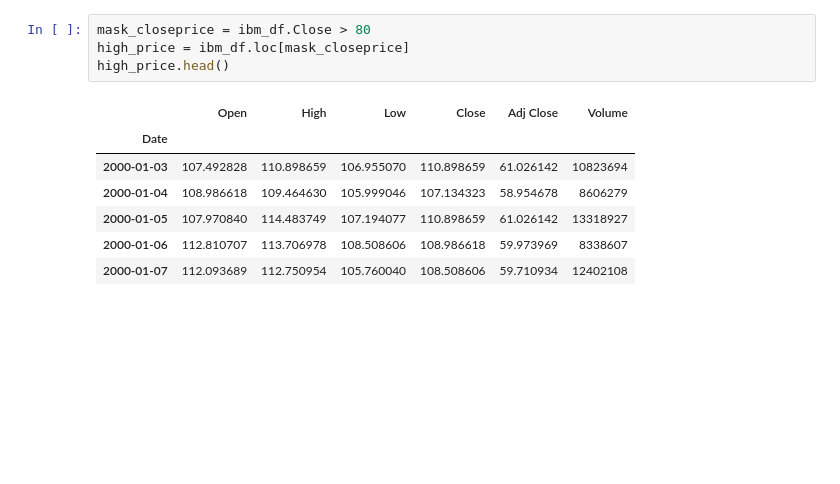
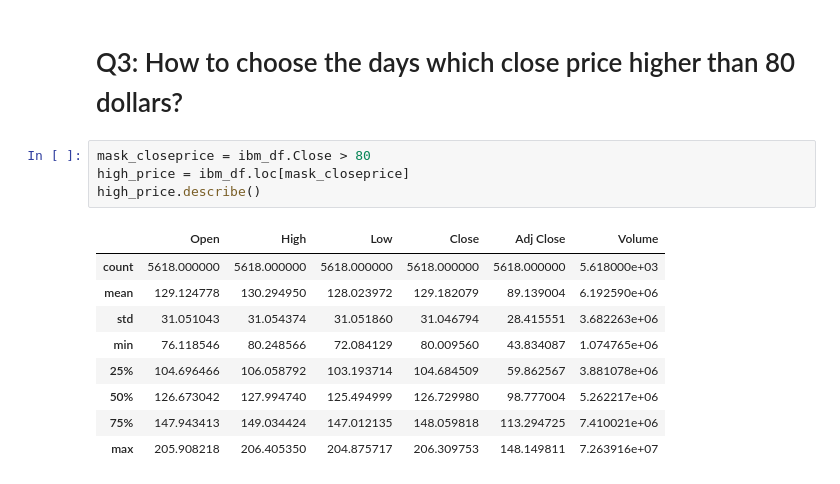
Before and after one commit to hanyu2010wendy/Big-Data, a Jupyter notebook: Stock-data/Stock-data.ipynb, the cells around one changed output. Saved outputs shown, nothing was run; the diff lists cells and outputs as text; blank space fills up the shorter version.

```diff
--- a/Stock-data/Stock-data.ipynb
+++ b/Stock-data/Stock-data.ipynb
@@ -33,15 +38,19 @@ ibm_df.sort_index(ascending=True)[['Open','Close']].plot(figsize=(15,5))
+# %% [markdown]
+# Q3: How to choose the days which close price higher than 80 dollars?
 # %%
 mask_closeprice = ibm_df.Close > 80
 high_price = ibm_df.loc[mask_closeprice]
-high_price.head()
+high_price.describe()
 # %% [output]
 |  | Open | High | Low | Close | Adj Close | Volume |
-| Date |  |  |  |  |  |  |
-| 2000-01-03 | 107.492828 | 110.898659 | 106.955070 | 110.898659 | 61.026142 | 10823694 |
-| 2000-01-04 | 108.986618 | 109.464630 | 105.999046 | 107.134323 | 58.954678 | 8606279 |
-| 2000-01-05 | 107.970840 | 114.483749 | 107.194077 | 110.898659 | 61.026142 | 13318927 |
-| 2000-01-06 | 112.810707 | 113.706978 | 108.508606 | 108.986618 | 59.973969 | 8338607 |
-| 2000-01-07 | 112.093689 | 112.750954 | 105.760040 | 108.508606 | 59.710934 | 12402108 |
+| count | 5618.000000 | 5618.000000 | 5618.000000 | 5618.000000 | 5618.000000 | 5.618000e+03 |
+| mean | 129.124778 | 130.294950 | 128.023972 | 129.182079 | 89.139004 | 6.192590e+06 |
+| std | 31.051043 | 31.054374 | 31.051860 | 31.046794 | 28.415551 | 3.682263e+06 |
+| min | 76.118546 | 80.248566 | 72.084129 | 80.009560 | 43.834087 | 1.074765e+06 |
+| 25% | 104.696466 | 106.058792 | 103.193714 | 104.684509 | 59.862567 | 3.881078e+06 |
+| 50% | 126.673042 | 127.994740 | 125.494999 | 126.729980 | 98.777004 | 5.262217e+06 |
+| 75% | 147.943413 | 149.034424 | 147.012135 | 148.059818 | 113.294725 | 7.410021e+06 |
+| max | 205.908218 | 206.405350 | 204.875717 | 206.309753 | 148.149811 | 7.263916e+07 |
 # %%
 mask_volume = ibm_df.Volume>10000
 high_volumeprice = ibm_df.loc[mask_closeprice | mask_volume]
```
Also changed, not shown: parts of 10 cells of this notebook.
